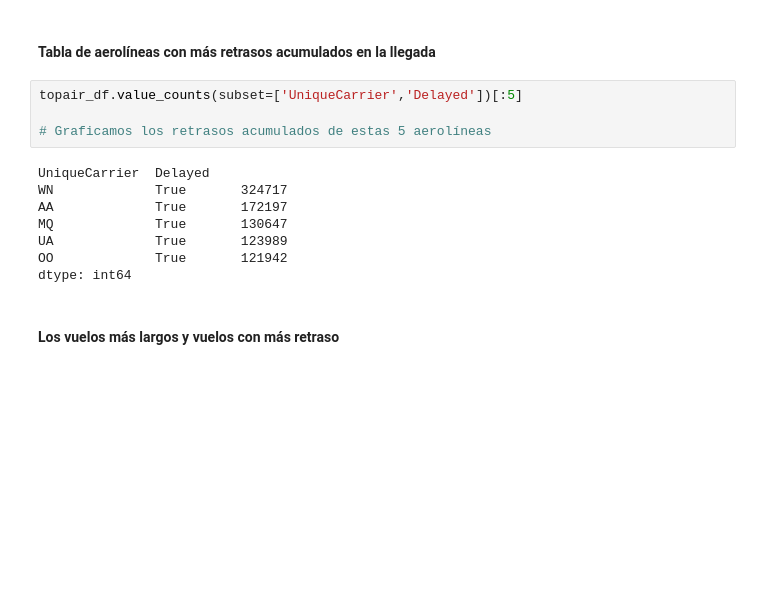
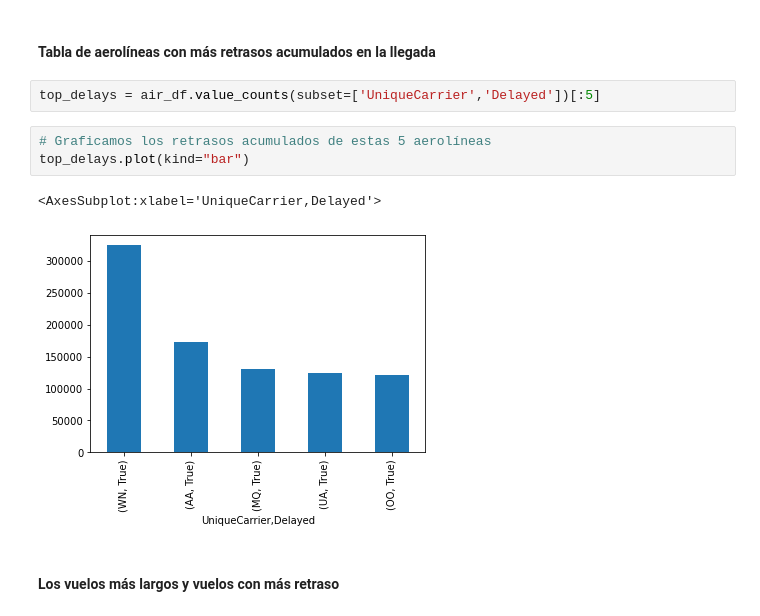
Before and after one commit to PedroLander/ItAcademy, a Jupyter notebook: PythonData/Modulo1_Tarea02/ejercicio1.ipynb, the cells around one changed output. Saved outputs shown, nothing was run; the diff lists cells and outputs as text; blank space fills up the shorter version.

```diff
--- a/PythonData/Modulo1_Tarea02/ejercicio1.ipynb
+++ b/PythonData/Modulo1_Tarea02/ejercicio1.ipynb
@@ -96,17 +96,13 @@ air_df[['Year','Month','DayofMonth','UniqueCarrier','FlightNum','Delayed', 'Mean
 # %% [markdown]
 #### Tabla de aerolíneas con más retrasos acumulados en la llegada
 # %%
-topair_df.value_counts(subset=['UniqueCarrier','Delayed'])[:5]
-
-# Graficamos los retrasos acumulados de estas 5 aerolíneas
+top_delays = air_df.value_counts(subset=['UniqueCarrier','Delayed'])[:5]
-# %% [output]
-UniqueCarrier  Delayed
-WN             True       324717
-AA             True       172197
-MQ             True       130647
-UA             True       123989
-OO             True       121942
-dtype: int64
+# %%
+# Graficamos los retrasos acumulados de estas 5 aerolíneas
+top_delays.plot(kind="bar")
+# %% [output]
+<AxesSubplot:xlabel='UniqueCarrier,Delayed'>
+[figure, added]
 # %% [markdown]
 #### Los vuelos más largos y vuelos con más retraso
 # %%
```
Also changed, not shown: 1 other file.
